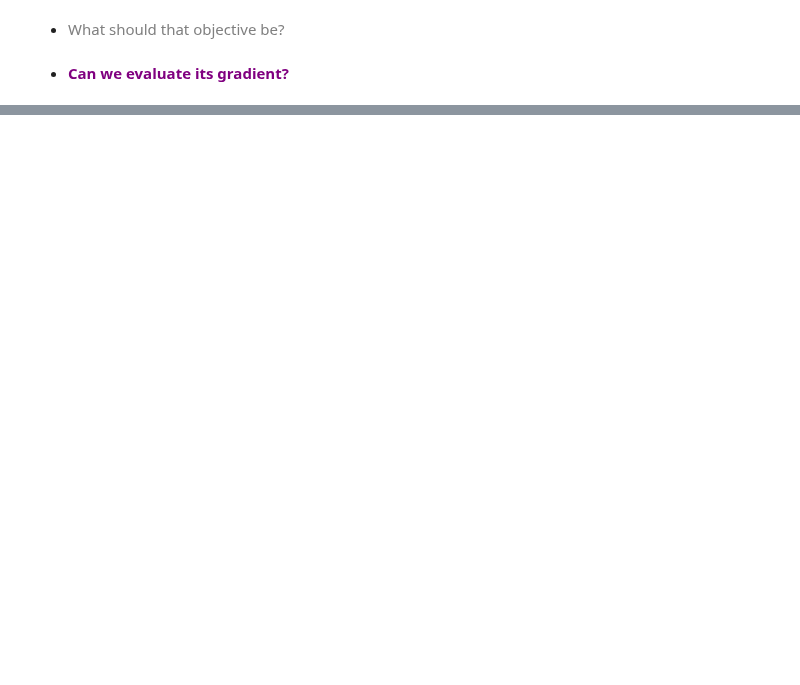
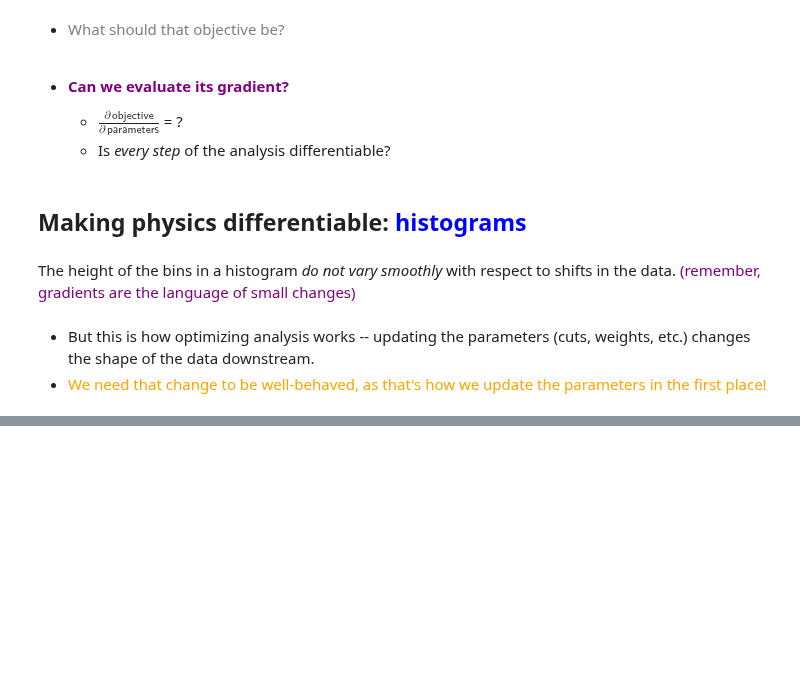
Before and after one commit to gradhep/neos, a Jupyter notebook: talk.ipynb, the cells around one changed output, grey strips where cells are left out. Saved outputs shown, nothing was run; the diff lists cells and outputs as text; code cells hidden in the pictures; blank space fills up the shorter version.

```diff
--- a/talk.ipynb
+++ b/talk.ipynb
@@ -84,3 +144,32 @@ This raises ~an~ *two* important question*s*:
 - <span style="color:gray">What should that objective be?</span>
 # %% [markdown]
 - <span style="color:purple">**Can we evaluate its gradient?**</span>
+
+    - $\frac{\partial \, \mathsf{objective} }{\partial \, \mathsf{parameters}}$ = ?
+    - Is *every step* of the analysis differentiable?
+# %% [markdown]
+## Making physics differentiable: <span style="color:blue">histograms</span>
+# %% [markdown]
+The height of the bins in a histogram *do not vary smoothly* with respect to shifts in the data. <span style="color:purple">(remember, gradients are the language of small changes)</span>
+# %% [markdown]
+- But this is how optimizing analysis works -- updating the parameters (cuts, weights, etc.) changes the shape of the data downstream.
+- <span style="color:orange">We need that change to be well-behaved, as that's how we update the parameters in the first place!</span>
+# %%
+fig = plt.figure()
+cam = Camera(fig)
+plt.xlim([-1,4])
+plt.axis('off')
+bins = np.linspace(-1,4,7)
+centers = bins[:-1] + np.diff(bins) / 2.0
+grid = np.linspace(-1,4,500)
+mu_range = np.linspace(1,2,100)
+data = np.random.normal(size=100)
+truths = sts.norm(loc=mu_range.reshape(-1,1)).pdf(grid)
+for i,mu in enumerate(mu_range):
+    plt.plot(grid,truths[i], color='C1')                             # plot true data distribution
+    plt.hist(data+mu,bins=bins,density=True, color='C0', alpha=0.6) # histogram data
+    plt.axvline(mu, color='slategray', linestyle=':', alpha=0.6)
+    cam.snap()
+animation = cam.animate()
+HTML(animation.to_html5_video())
+# %% [output]
@@ -86,0 +177 @@ This raises ~an~ *two* important question*s*:
+[figure, added]
```
Also changed, not shown: parts of 16 cells of this notebook, 13 other files.
